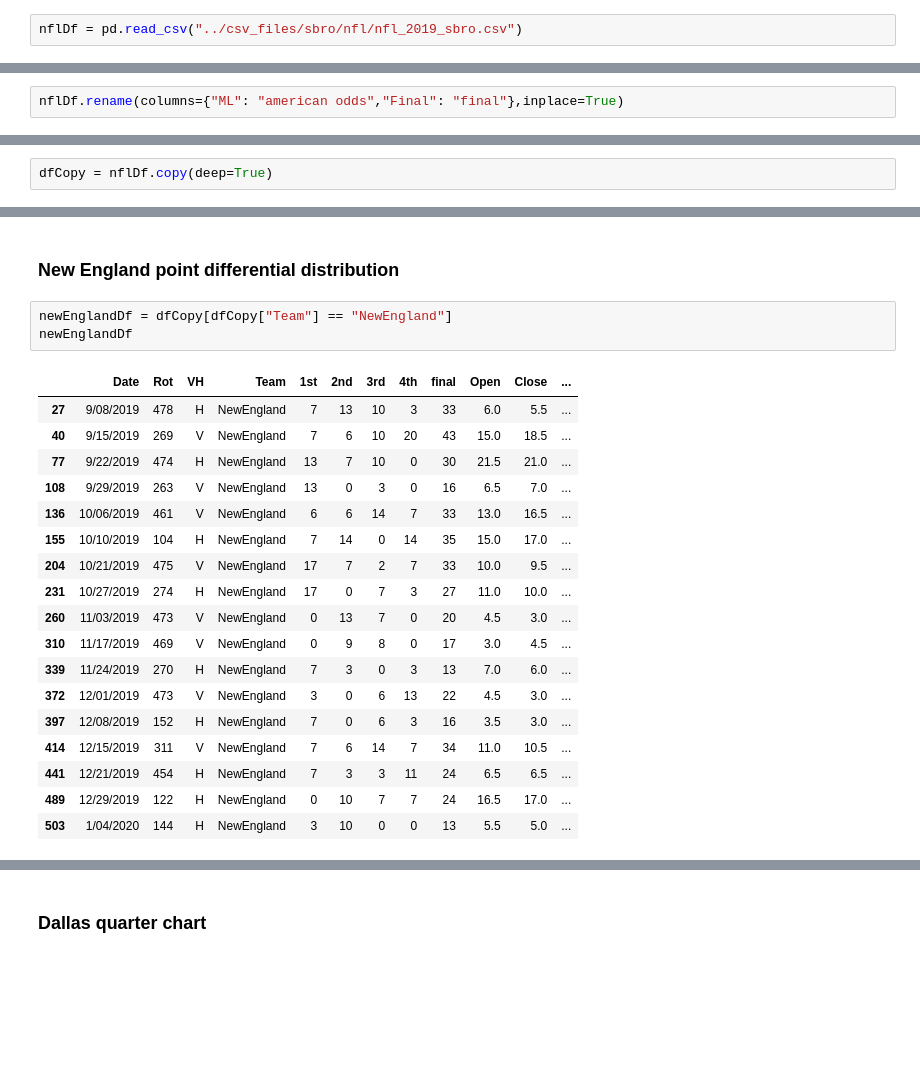
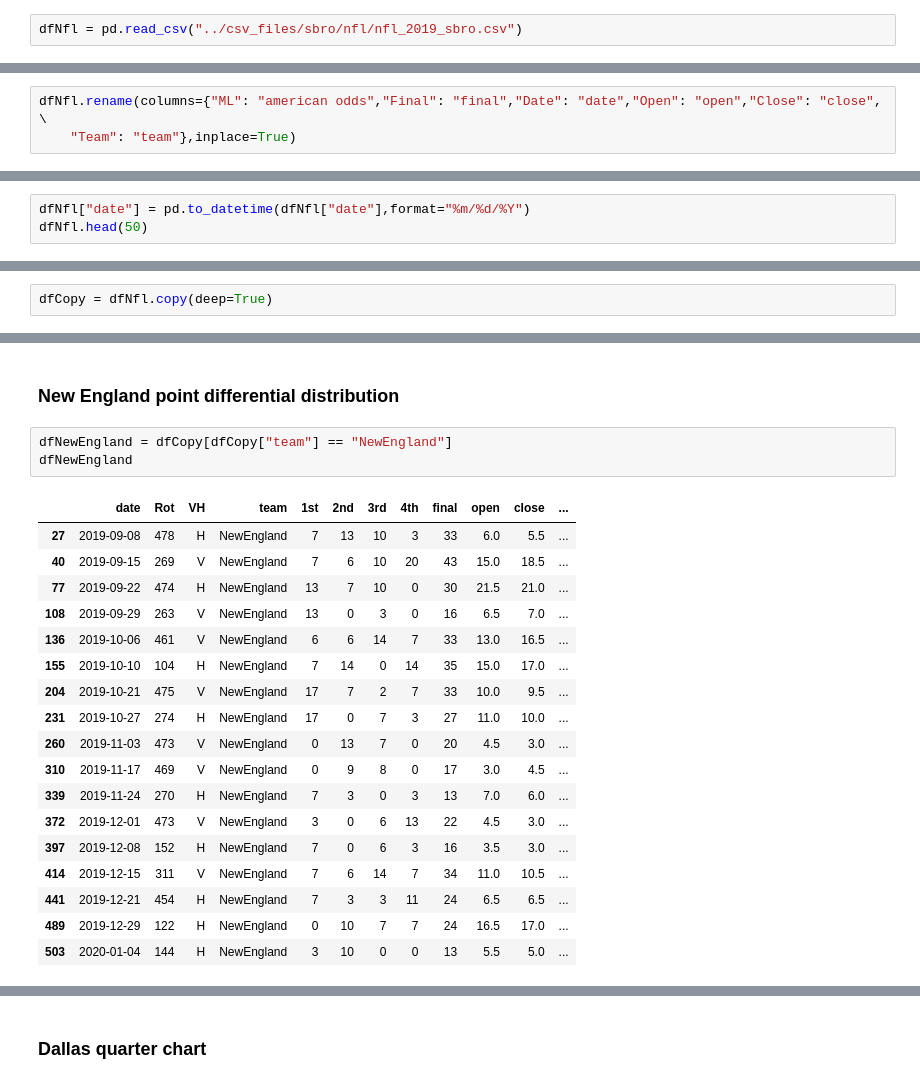
Before and after one commit to tamle7422/data_analysis, a Jupyter notebook: nfl.ipynb, the cells around one changed output, grey strips where cells are left out. Saved outputs shown, nothing was run; the diff lists cells and outputs as text; blank space fills up the shorter version.

```diff
--- a/nfl.ipynb
+++ b/nfl.ipynb
@@ -39,6 +37,7 @@ def parseDate(df):
 # %%
-nflDf = pd.read_csv("../csv_files/sbro/nfl/nfl_2019_sbro.csv")
+dfNfl = pd.read_csv("../csv_files/sbro/nfl/nfl_2019_sbro.csv")
 # %% [markdown]
 ### Rename column(s)
 # %%
-nflDf.rename(columns={"ML": "american odds","Final": "final"},inplace=True)
+dfNfl.rename(columns={"ML": "american odds","Final": "final","Date": "date","Open": "open","Close": "close", \
+    "Team": "team"},inplace=True)
@@ -130,0 +111,3 @@ Name: Date, dtype: object
+# %%
+dfNfl["date"] = pd.to_datetime(dfNfl["date"],format="%m/%d/%Y")
+dfNfl.head(50)
@@ -131,7 +132,7 @@ Name: Date, dtype: object
 # %% [markdown]
 ### Copy dataframe
 # %%
-dfCopy = nflDf.copy(deep=True)
+dfCopy = dfNfl.copy(deep=True)
 # %% [markdown]
 ### Summary
 # %%
@@ -724,25 +725,25 @@ dfCopy["close_total"].hist(bins=35,figsize=(16,7))
 # %% [markdown]
 ### New England point differential distribution
 # %%
-newEnglandDf = dfCopy[dfCopy["Team"] == "NewEngland"]
-newEnglandDf
+dfNewEngland = dfCopy[dfCopy["team"] == "NewEngland"]
+dfNewEngland
 # %% [output]
-|  | Date | Rot | VH | Team | 1st | 2nd | 3rd | 4th | final | Open | Close | ... |
-| 27 | 9/08/2019 | 478 | H | NewEngland | 7 | 13 | 10 | 3 | 33 | 6.0 | 5.5 | ... |
-| 40 | 9/15/2019 | 269 | V | NewEngland | 7 | 6 | 10 | 20 | 43 | 15.0 | 18.5 | ... |
-| 77 | 9/22/2019 | 474 | H | NewEngland | 13 | 7 | 10 | 0 | 30 | 21.5 | 21.0 | ... |
-| 108 | 9/29/2019 | 263 | V | NewEngland | 13 | 0 | 3 | 0 | 16 | 6.5 | 7.0 | ... |
-| 136 | 10/06/2019 | 461 | V | NewEngland | 6 | 6 | 14 | 7 | 33 | 13.0 | 16.5 | ... |
-| 155 | 10/10/2019 | 104 | H | NewEngland | 7 | 14 | 0 | 14 | 35 | 15.0 | 17.0 | ... |
-| 204 | 10/21/2019 | 475 | V | NewEngland | 17 | 7 | 2 | 7 | 33 | 10.0 | 9.5 | ... |
-| 231 | 10/27/2019 | 274 | H | NewEngland | 17 | 0 | 7 | 3 | 27 | 11.0 | 10.0 | ... |
-| 260 | 11/03/2019 | 473 | V | NewEngland | 0 | 13 | 7 | 0 | 20 | 4.5 | 3.0 | ... |
-| 310 | 11/17/2019 | 469 | V | NewEngland | 0 | 9 | 8 | 0 | 17 | 3.0 | 4.5 | ... |
-| 339 | 11/24/2019 | 270 | H | NewEngland | 7 | 3 | 0 | 3 | 13 | 7.0 | 6.0 | ... |
-| 372 | 12/01/2019 | 473 | V | NewEngland | 3 | 0 | 6 | 13 | 22 | 4.5 | 3.0 | ... |
-| 397 | 12/08/2019 | 152 | H | NewEngland | 7 | 0 | 6 | 3 | 16 | 3.5 | 3.0 | ... |
-| 414 | 12/15/2019 | 311 | V | NewEngland | 7 | 6 | 14 | 7 | 34 | 11.0 | 10.5 | ... |
-| 441 | 12/21/2019 | 454 | H | NewEngland | 7 | 3 | 3 | 11 | 24 | 6.5 | 6.5 | ... |
-| 489 | 12/29/2019 | 122 | H | NewEngland | 0 | 10 | 7 | 7 | 24 | 16.5 | 17.0 | ... |
-| 503 | 1/04/2020 | 144 | H | NewEngland | 3 | 10 | 0 | 0 | 13 | 5.5 | 5.0 | ... |
+|  | date | Rot | VH | team | 1st | 2nd | 3rd | 4th | final | open | close | ... |
+| 27 | 2019-09-08 | 478 | H | NewEngland | 7 | 13 | 10 | 3 | 33 | 6.0 | 5.5 | ... |
+| 40 | 2019-09-15 | 269 | V | NewEngland | 7 | 6 | 10 | 20 | 43 | 15.0 | 18.5 | ... |
+| 77 | 2019-09-22 | 474 | H | NewEngland | 13 | 7 | 10 | 0 | 30 | 21.5 | 21.0 | ... |
+| 108 | 2019-09-29 | 263 | V | NewEngland | 13 | 0 | 3 | 0 | 16 | 6.5 | 7.0 | ... |
+| 136 | 2019-10-06 | 461 | V | NewEngland | 6 | 6 | 14 | 7 | 33 | 13.0 | 16.5 | ... |
+| 155 | 2019-10-10 | 104 | H | NewEngland | 7 | 14 | 0 | 14 | 35 | 15.0 | 17.0 | ... |
+| 204 | 2019-10-21 | 475 | V | NewEngland | 17 | 7 | 2 | 7 | 33 | 10.0 | 9.5 | ... |
+| 231 | 2019-10-27 | 274 | H | NewEngland | 17 | 0 | 7 | 3 | 27 | 11.0 | 10.0 | ... |
+| 260 | 2019-11-03 | 473 | V | NewEngland | 0 | 13 | 7 | 0 | 20 | 4.5 | 3.0 | ... |
+| 310 | 2019-11-17 | 469 | V | NewEngland | 0 | 9 | 8 | 0 | 17 | 3.0 | 4.5 | ... |
+| 339 | 2019-11-24 | 270 | H | NewEngland | 7 | 3 | 0 | 3 | 13 | 7.0 | 6.0 | ... |
+| 372 | 2019-12-01 | 473 | V | NewEngland | 3 | 0 | 6 | 13 | 22 | 4.5 | 3.0 | ... |
+| 397 | 2019-12-08 | 152 | H | NewEngland | 7 | 0 | 6 | 3 | 16 | 3.5 | 3.0 | ... |
+| 414 | 2019-12-15 | 311 | V | NewEngland | 7 | 6 | 14 | 7 | 34 | 11.0 | 10.5 | ... |
+| 441 | 2019-12-21 | 454 | H | NewEngland | 7 | 3 | 3 | 11 | 24 | 6.5 | 6.5 | ... |
+| 489 | 2019-12-29 | 122 | H | NewEngland | 0 | 10 | 7 | 7 | 24 | 16.5 | 17.0 | ... |
+| 503 | 2020-01-04 | 144 | H | NewEngland | 3 | 10 | 0 | 0 | 13 | 5.5 | 5.0 | ... |
 # %%
```
Also changed, not shown: parts of 37 cells of this notebook.
